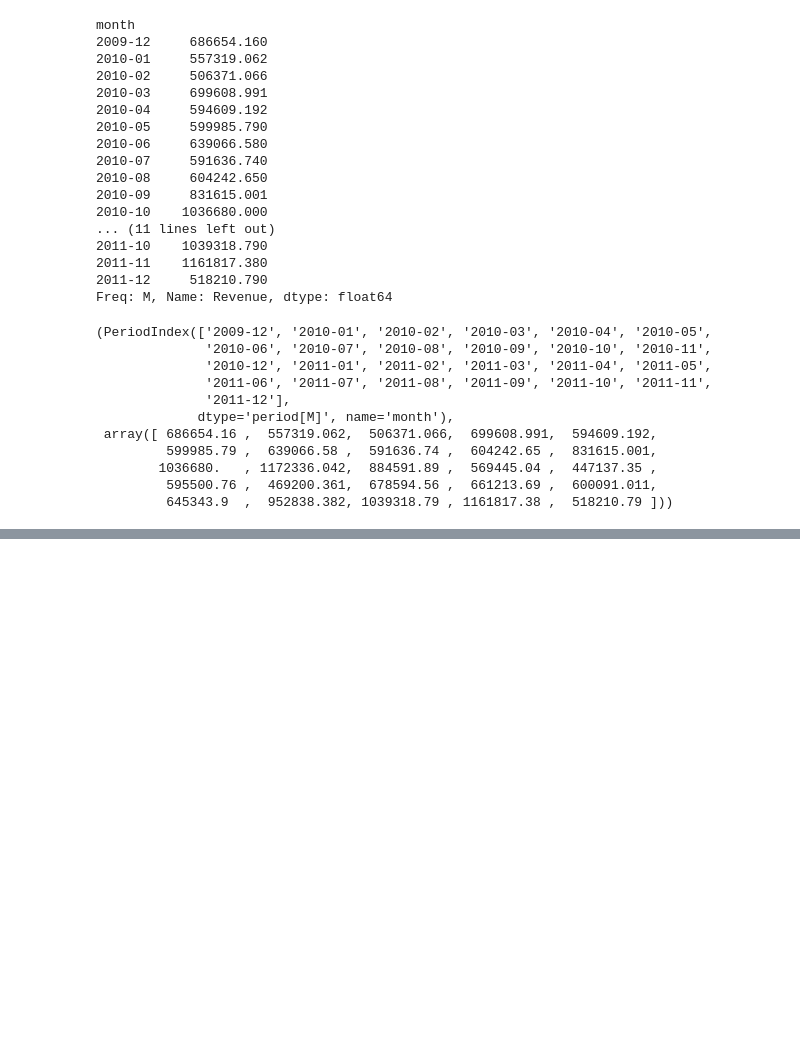
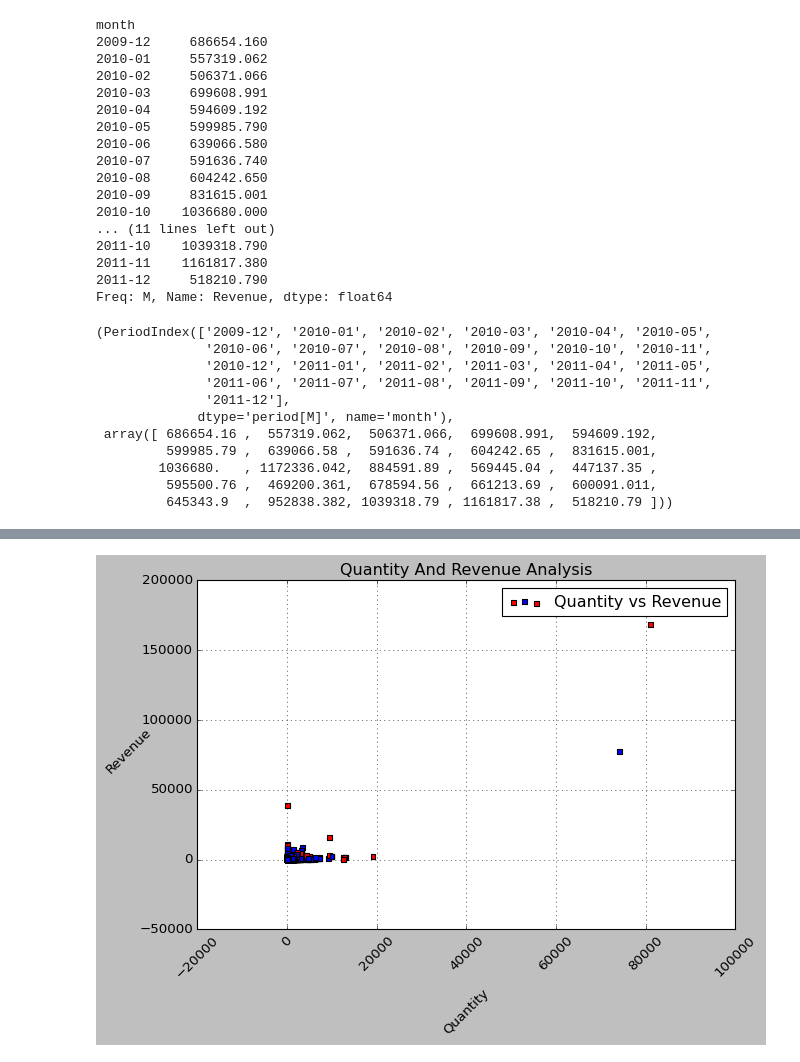
Before and after one commit to sidharth971/Data-science, a Jupyter notebook: numpy-pandas-visualization/Visualize-practice.ipynb, the cells around one changed output, grey strips where cells are left out. Drawn from its saved outputs; the diff is of its cells as text; code cells hidden in the pictures; blank space fills up the shorter version.

```diff
--- a/numpy-pandas-visualization/Visualize-practice.ipynb
+++ b/numpy-pandas-visualization/Visualize-practice.ipynb
@@ -159,0 +209,17 @@ month_rev.index, month_rev.values
+# %%
+colors = ['red' if i % 2 == 0 else 'blue' for i in range(len(df))]
+
+plt.Figure(figsize=(30, 10))
+plt.title('Quantity And Revenue Analysis')
+plt.xlabel(xlabel='Quantity', rotation=45)
+plt.ylabel(ylabel='Revenue', rotation=45)
+
+plt.xticks(rotation=45)
+plt.grid(True)
+plt.tight_layout()
+
+plt.scatter(df['Quantity'], df['Revenue'], marker='s', c=colors, label='Quantity vs Revenue')
+plt.legend()
+plt.show()
+# %% [output]
+[figure, added]
```
Also changed, not shown: parts of 11 cells of this notebook, 5 other files.
